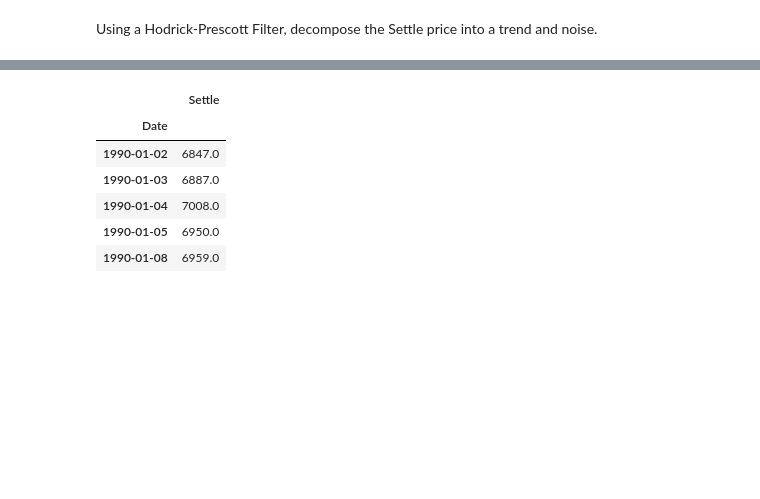
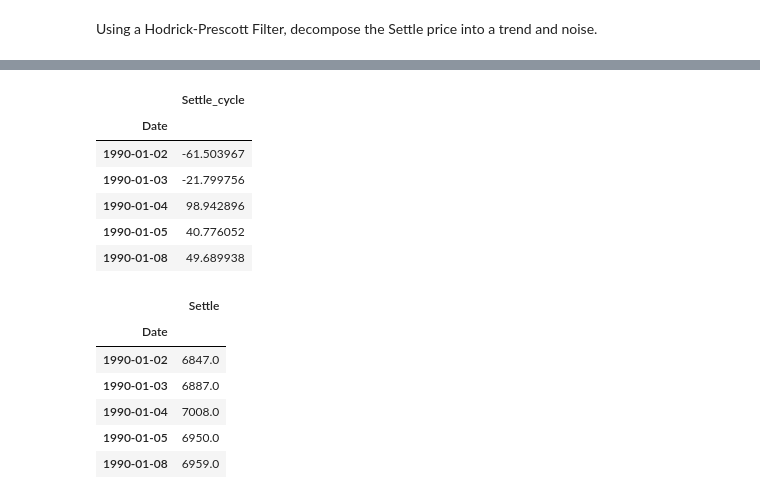
Before and after one commit to Caresir/Time-Series, a Jupyter notebook: time_series_analysis.ipynb, the cells around one changed output, grey strips where cells are left out. Cells and saved outputs as stored; diff of their text form; code cells hidden in the pictures; blank space fills up the shorter version.

```diff
--- a/time_series_analysis.ipynb
+++ b/time_series_analysis.ipynb
@@ -76,3 +71,14 @@ Name: Settle_trend, Length: 7515, dtype: float64
+# %%
+noise = pd.DataFrame(data = ts_noise)
+noise.head()
+# %% [output]
+|  | Settle_cycle |
+| Date |  |
+| 1990-01-02 | -61.503967 |
+| 1990-01-03 | -21.799756 |
+| 1990-01-04 | 98.942896 |
+| 1990-01-05 | 40.776052 |
+| 1990-01-08 | 49.689938 |
 # %%
 # Create a dataframe of just the settle price, and add columns for "noise" and "trend" series from above:
 #pd.DataFrame(ts_trend, ts_noise)
```
Also changed, not shown: parts of 2 cells of this notebook.
